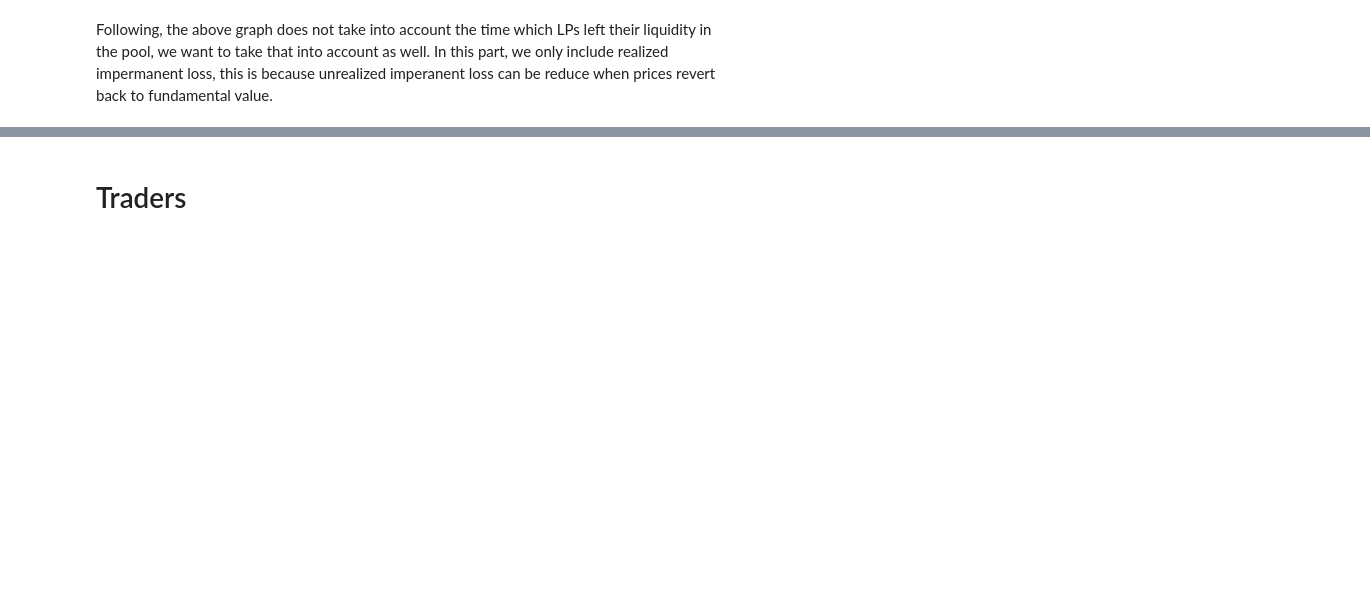
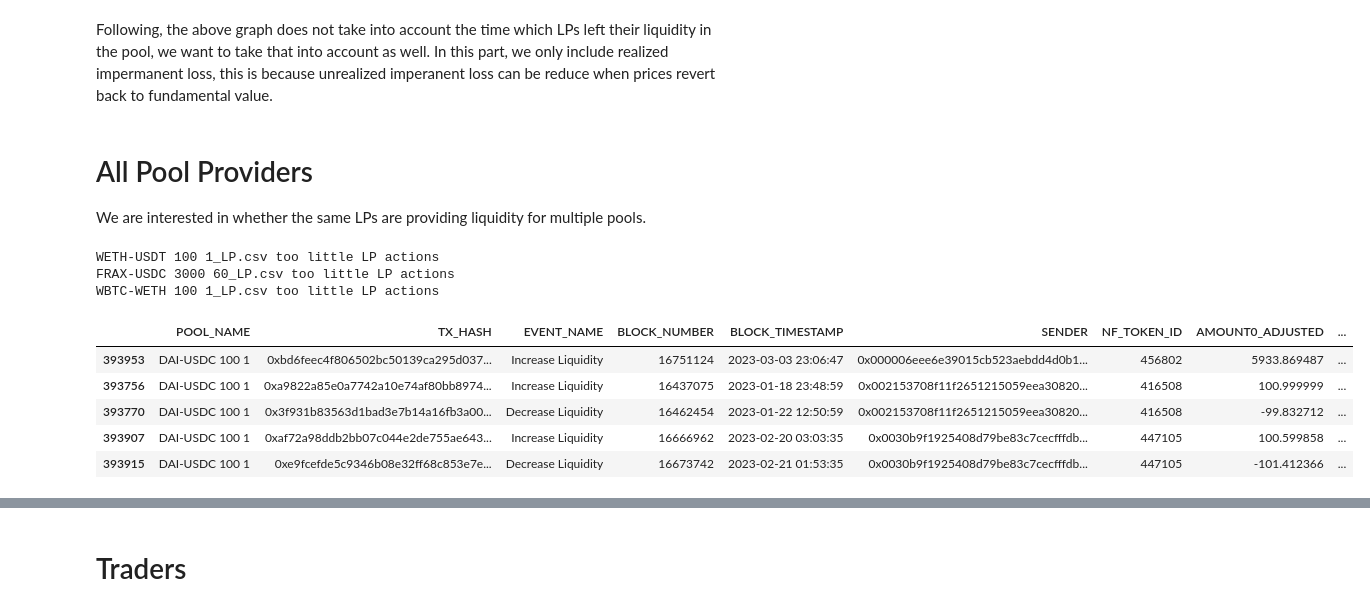
Before and after one commit to zhiconghu/Ethereum_DEX_Data, a Jupyter notebook: Data Descriptions.ipynb, the cells around one changed output, grey strips where cells are left out. Saved outputs shown, nothing was run; the diff lists cells and outputs as text; code cells hidden in the pictures; blank space fills up the shorter version.

```diff
--- a/Data Descriptions.ipynb
+++ b/Data Descriptions.ipynb
@@ -606,3 +596,76 @@ print(fig)
 [figure]
 # %% [markdown]
 Following, the above graph does not take into account the time which LPs left their liquidity in the pool, we want to take that into account as well. In this part, we only include realized impermanent loss, this is because unrealized imperanent loss can be reduce when prices revert back to fundamental value.
+# %% [markdown]
+# All Pool Providers
+
+We are interested in whether the same LPs are providing liquidity for multiple pools.
+# %%
+all_lp_action = pd.DataFrame(columns = lp_action.columns)
+
+for file_name in os.listdir(os.path.join(data_dir, "uniswapv3_lp_action_LP")):
+    if file_name.endswith(".csv"):
+        temp = pd.read_csv(os.path.join(data_dir, "uniswapv3_lp_action_LP", file_name))
+
+        if len(temp) > 100:
+            all_lp_action = pd.concat([all_lp_action,temp], axis = 0)
+        else:
+            print(file_name, "too little LP actions")
+
+# Final cleaning
+all_lp_action['BLOCK_TIMESTAMP'] = pd.to_datetime(all_lp_action['BLOCK_TIMESTAMP'])
+all_lp_action['AMOUNT0_ADJUSTED'] = np.where(all_lp_action['EVENT_NAME'] == 'Decrease Liquidity', -all_lp_action['AMOUNT0_ADJUSTED'], all_lp_action['AMOUNT0_ADJUSTED'])
+all_lp_action['AMOUNT0_USD'] = np.where(all_lp_action['EVENT_NAME'] == 'Decrease Liquidity', -all_lp_action['AMOUNT0_USD'], all_lp_action['AMOUNT0_USD'])
+all_lp_action['AMOUNT1_ADJUSTED'] = np.where(all_lp_action['EVENT_NAME'] == 'Decrease Liquidity', -all_lp_action['AMOUNT1_ADJUSTED'], all_lp_action['AMOUNT1_ADJUSTED'])
+all_lp_action['AMOUNT1_USD'] = np.where(all_lp_action['EVENT_NAME'] == 'Decrease Liquidity', -all_lp_action['AMOUNT1_USD'], all_lp_action['AMOUNT1_USD'])
+all_lp_action['L'] = np.where(all_lp_action['EVENT_NAME'] == 'Decrease Liquidity', -all_lp_action['L'], all_lp_action['L'])
+all_lp_action['EVENT_NAME'] = pd.Categorical(all_lp_action['EVENT_NAME'], categories = ['Increase Liquidity','Decrease Liquidity'], ordered = True)
+
+# Remove observations without NF_TOKRN_ID
+all_lp_action.dropna(subset = ['NF_TOKEN_ID'], inplace = True)
+all_lp_action['NF_TOKEN_ID'] = all_lp_action['NF_TOKEN_ID'].apply(str).str.replace('.0','', regex = False)
+
+# Round Liquidity Parameter to 5 decimal point
+all_lp_action['L'] = round(all_lp_action['L'], 5)
+
+all_lp_action.reset_index(drop = True, inplace = True)
+
+# Cluster addresses
+address_cluster = all_lp_action[['POOL_NAME','NF_TOKEN_ID','SENDER']].copy()
+address_cluster['unique_address'] = address_cluster.groupby(['POOL_NAME','NF_TOKEN_ID'])['SENDER'].transform('nunique')
+address_cluster = address_cluster[address_cluster['unique_address'] > 1]
+address_cluster.drop_duplicates(inplace = True)
+
+address_cluster = address_cluster.groupby(['POOL_NAME','NF_TOKEN_ID'])['SENDER'].apply(list).reset_index()
+address_cluster = address_cluster['SENDER']
+
+# Concat lists if they share common element
+G = nx.Graph()
+for l in address_cluster:
+    G.add_edges_from(nx.utils.pairwise(l))
+connected_components = list(nx.connected_components(G))
+address_cluster = pd.DataFrame({'SENDER':[list(comp) for comp in connected_components]})
+
+# Take one address as the shared address for all lists
+address_cluster['ADDRESS'] = address_cluster['SENDER'].str[0]
+address_cluster = address_cluster.explode('SENDER', ignore_index = True)
+address_cluster = address_cluster[['ADDRESS','SENDER']].set_index('SENDER').to_dict()['ADDRESS']
+
+all_lp_action['SENDER'] = all_lp_action['SENDER'].replace(address_cluster)
+
+# Get value of tokens in USD
+all_lp_action['USD_provided'] = all_lp_action['AMOUNT0_USD'] + all_lp_action['AMOUNT1_USD']
+all_lp_action = all_lp_action.sort_values(by = ['POOL_NAME','SENDER','NF_TOKEN_ID','BLOCK_NUMBER','EVENT_NAME'])
+all_lp_action['Remaining L'] = all_lp_action.groupby(['POOL_NAME','SENDER','NF_TOKEN_ID'])['L'].cumsum()
+
+all_lp_action.head()
+# %% [output]
+WETH-USDT 100 1_LP.csv too little LP actions
+FRAX-USDC 3000 60_LP.csv too little LP actions
+WBTC-WETH 100 1_LP.csv too little LP actions
+|  | POOL_NAME | TX_HASH | EVENT_NAME | BLOCK_NUMBER | BLOCK_TIMESTAMP | SENDER | NF_TOKEN_ID | AMOUNT0_ADJUSTED | ... |
+| 393953 | DAI-USDC 100 1 | 0xbd6feec4f806502bc50139ca295d037... | Increase Liquidity | 16751124 | 2023-03-03 23:06:47 | 0x000006eee6e39015cb523aebdd4d0b1... | 456802 | 5933.869487 | ... |
+| 393756 | DAI-USDC 100 1 | 0xa9822a85e0a7742a10e74af80bb8974... | Increase Liquidity | 16437075 | 2023-01-18 23:48:59 | 0x002153708f11f2651215059eea30820... | 416508 | 100.999999 | ... |
+| 393770 | DAI-USDC 100 1 | 0x3f931b83563d1bad3e7b14a16fb3a00... | Decrease Liquidity | 16462454 | 2023-01-22 12:50:59 | 0x002153708f11f2651215059eea30820... | 416508 | -99.832712 | ... |
+| 393907 | DAI-USDC 100 1 | 0xaf72a98ddb2bb07c044e2de755ae643... | Increase Liquidity | 16666962 | 2023-02-20 03:03:35 | 0x0030b9f1925408d79be83c7cecfffdb... | 447105 | 100.599858 | ... |
+| 393915 | DAI-USDC 100 1 | 0xe9fcefde5c9346b08e32ff68c853e7e... | Decrease Liquidity | 16673742 | 2023-02-21 01:53:35 | 0x0030b9f1925408d79be83c7cecfffdb... | 447105 | -101.412366 | ... |
```
Also changed, not shown: parts of 20 cells of this notebook, 2 other files.
